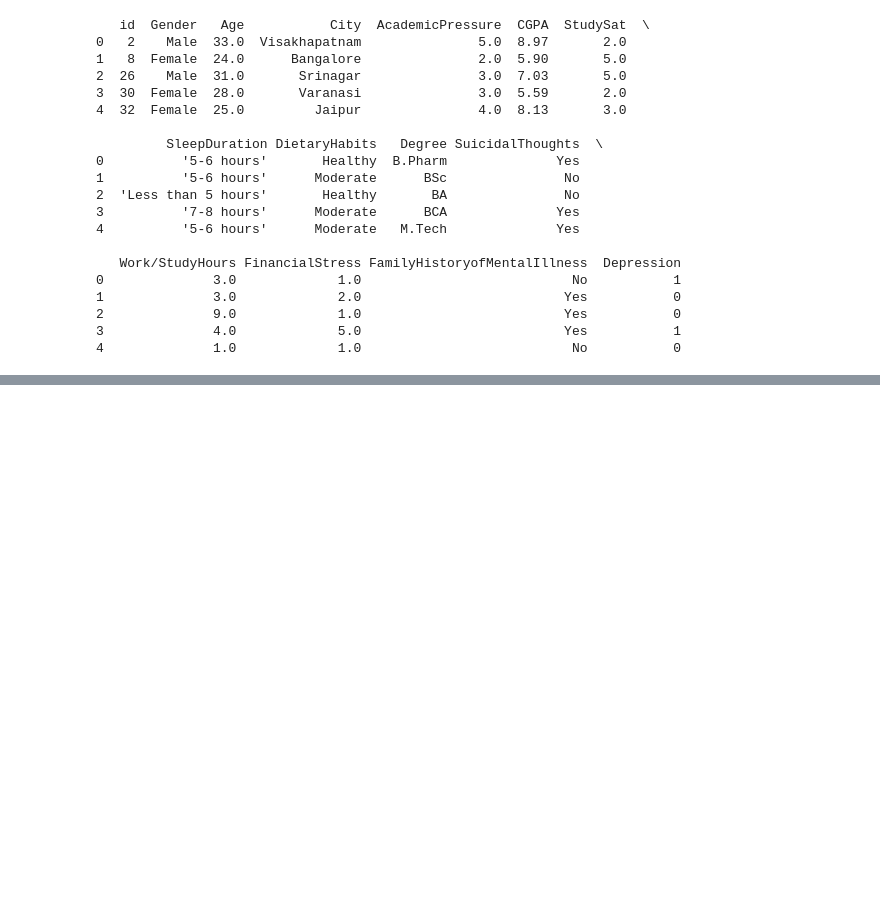
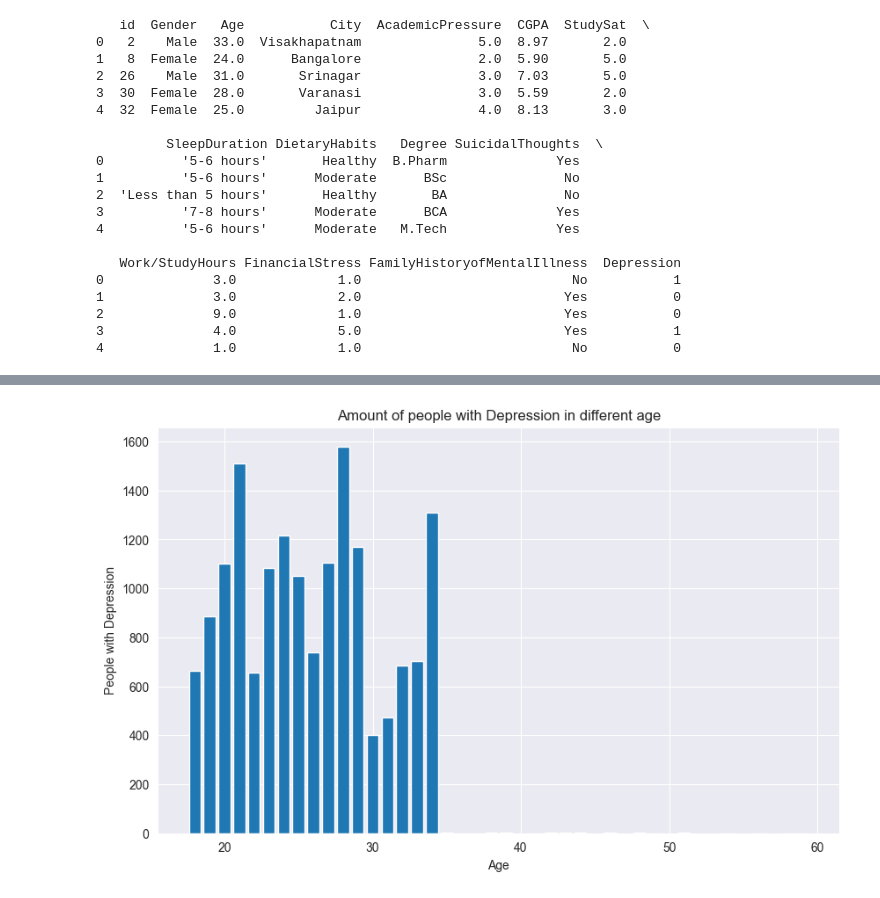
Before and after one commit to ToblerX/student_data_analysis, a Jupyter notebook: sample.ipynb, the cells around one changed output, grey strips where cells are left out. Saved outputs shown, nothing was run; the diff lists cells and outputs as text; code cells hidden in the pictures; blank space fills up the shorter version.

Commit message:
People with depression in defferent age

```diff
--- a/sample.ipynb
+++ b/sample.ipynb
@@ -91,0 +100,9 @@ plt.show()
+# %%
+plt.figure(figsize = (10, 6))
+plt.bar(data['Age'].value_counts().index, data.groupby('Age')['Depression'].sum())
+plt.xlabel('Age')
+plt.ylabel('People with Depression')
+plt.title('Amount of people with Depression in different age')
+plt.show()
+# %% [output]
+[figure, added]
```
Also changed, not shown: parts of 6 cells of this notebook.
